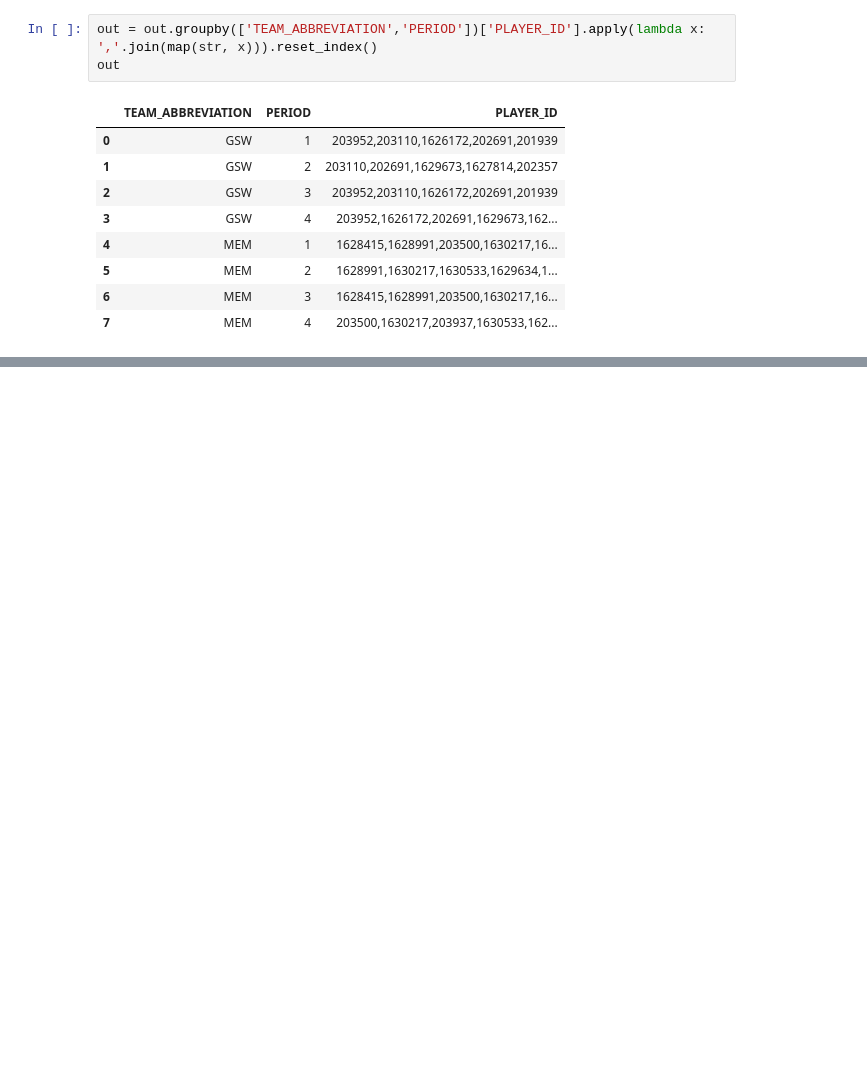
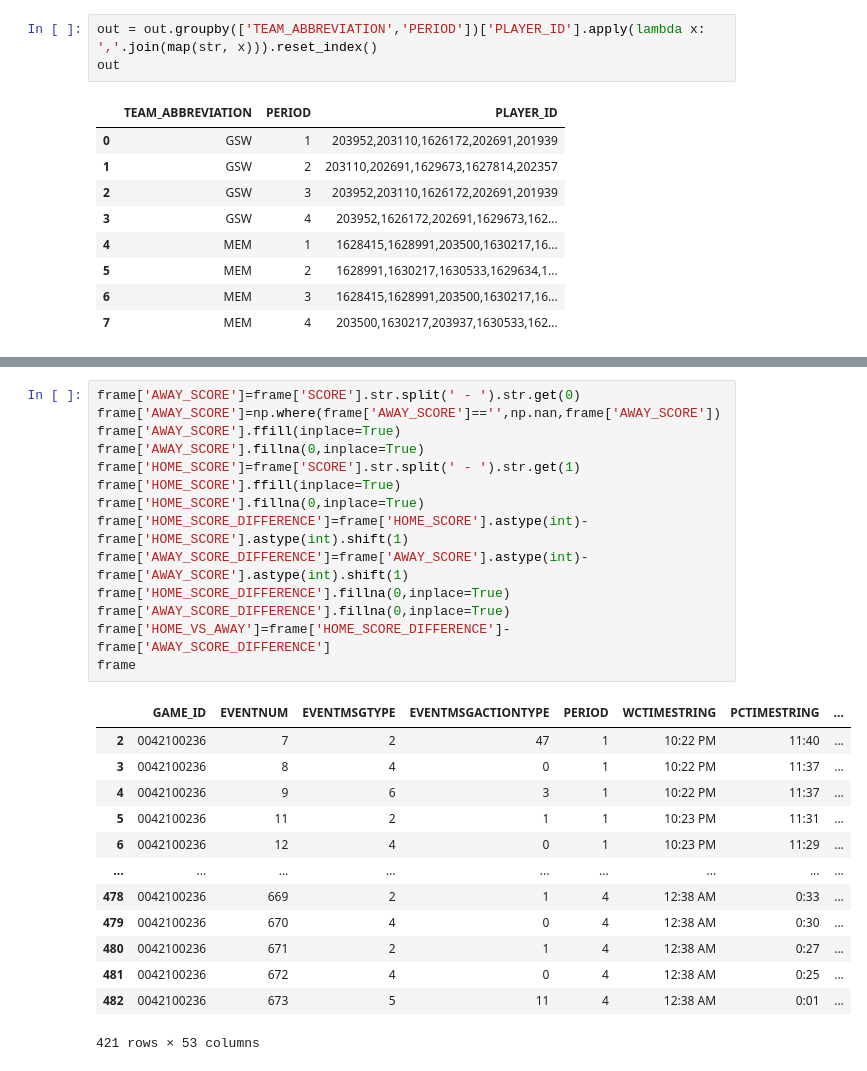
Before and after one commit to ImWesAdams/NBAPredictionsAndData, a Jupyter notebook: NBA Compile Play by Play Data.ipynb, the cells around one changed output, grey strips where cells are left out. Drawn from its saved outputs; the diff is of its cells as text; blank space fills up the shorter version.

```diff
--- a/NBA Compile Play by Play Data.ipynb
+++ b/NBA Compile Play by Play Data.ipynb
@@ -251,0 +244,28 @@ frame
+# %%
+frame['AWAY_SCORE']=frame['SCORE'].str.split(' - ').str.get(0)
+frame['AWAY_SCORE']=np.where(frame['AWAY_SCORE']=='',np.nan,frame['AWAY_SCORE'])
+frame['AWAY_SCORE'].ffill(inplace=True)
+frame['AWAY_SCORE'].fillna(0,inplace=True)
+frame['HOME_SCORE']=frame['SCORE'].str.split(' - ').str.get(1)
+frame['HOME_SCORE'].ffill(inplace=True)
+frame['HOME_SCORE'].fillna(0,inplace=True)
+frame['HOME_SCORE_DIFFERENCE']=frame['HOME_SCORE'].astype(int)-frame['HOME_SCORE'].astype(int).shift(1)
+frame['AWAY_SCORE_DIFFERENCE']=frame['AWAY_SCORE'].astype(int)-frame['AWAY_SCORE'].astype(int).shift(1)
+frame['HOME_SCORE_DIFFERENCE'].fillna(0,inplace=True)
+frame['AWAY_SCORE_DIFFERENCE'].fillna(0,inplace=True)
+frame['HOME_VS_AWAY']=frame['HOME_SCORE_DIFFERENCE']-frame['AWAY_SCORE_DIFFERENCE']
+frame
+# %% [output]
+|  | GAME_ID | EVENTNUM | EVENTMSGTYPE | EVENTMSGACTIONTYPE | PERIOD | WCTIMESTRING | PCTIMESTRING | ... |
+| 2 | 0042100236 | 7 | 2 | 47 | 1 | 10:22 PM | 11:40 | ... |
+| 3 | 0042100236 | 8 | 4 | 0 | 1 | 10:22 PM | 11:37 | ... |
+| 4 | 0042100236 | 9 | 6 | 3 | 1 | 10:22 PM | 11:37 | ... |
+| 5 | 0042100236 | 11 | 2 | 1 | 1 | 10:23 PM | 11:31 | ... |
+| 6 | 0042100236 | 12 | 4 | 0 | 1 | 10:23 PM | 11:29 | ... |
+| ... | ... | ... | ... | ... | ... | ... | ... | ... |
+| 478 | 0042100236 | 669 | 2 | 1 | 4 | 12:38 AM | 0:33 | ... |
+| 479 | 0042100236 | 670 | 4 | 0 | 4 | 12:38 AM | 0:30 | ... |
+| 480 | 0042100236 | 671 | 2 | 1 | 4 | 12:38 AM | 0:27 | ... |
+| 481 | 0042100236 | 672 | 4 | 0 | 4 | 12:38 AM | 0:25 | ... |
+| 482 | 0042100236 | 673 | 5 | 11 | 4 | 12:38 AM | 0:01 | ... |
+421 rows × 53 columns
```
Also changed, not shown: parts of 9 cells of this notebook.
